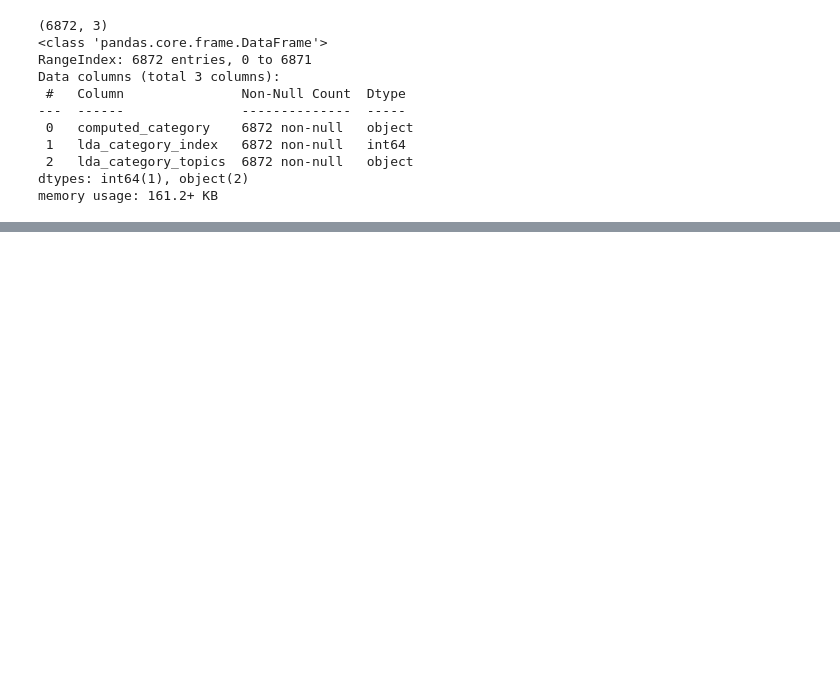
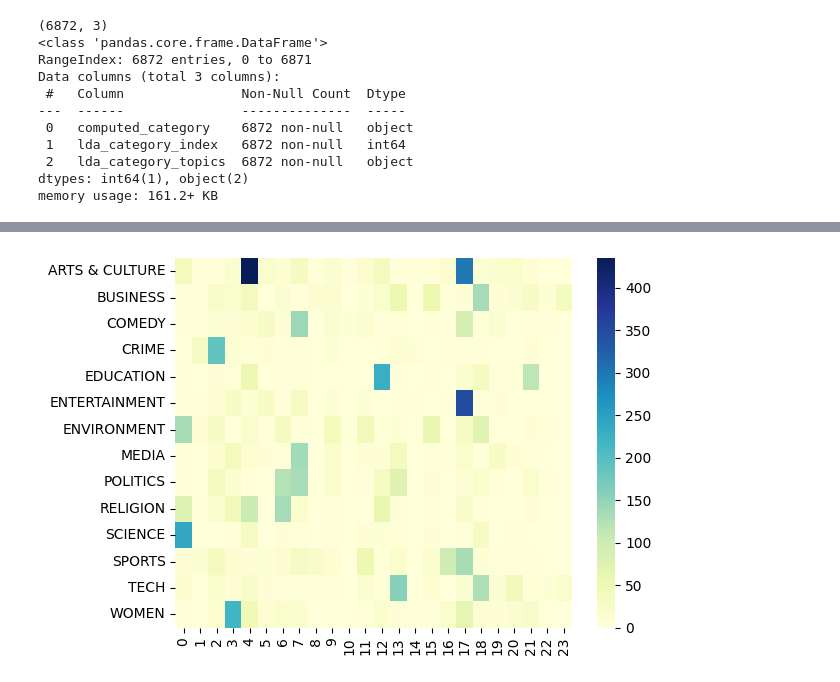
Before and after one commit to Juju2575/CheckIt, a Jupyter notebook: LDA/LDA_applied.ipynb, the cells around one changed output, grey strips where cells are left out. Cells and saved outputs as stored; diff of their text form; code cells hidden in the pictures; blank space fills up the shorter version.

```diff
--- a/LDA/LDA_applied.ipynb
+++ b/LDA/LDA_applied.ipynb
@@ -371,0 +420,8 @@ ax = sns.heatmap()
+# %%
+count_category_dict = {}
+for cat in categories:
+    count_category_dict[cat] = {}
+    for ind in count_category_df.loc[cat].index:
+        count_category_dict[cat][ind] = int(count_category_df.loc[cat].loc[ind])
+
+print(count_category_dict.keys())
@@ -371,0 +435,7 @@ ax = sns.heatmap()
+# %%
+count_category_array = np.zeros((len(categories), 24))
+for i in range(len(categories)):
+    for ind in count_category_df.loc[categories[i]].index:
+        count_category_array[i, int(ind)] = int(count_category_df.loc[categories[i]].loc[ind])
+
+print(count_category_array)
@@ -371,0 +460,4 @@ ax = sns.heatmap()
+# %%
+ax = sns.heatmap(count_category_array, cmap='YlGnBu', yticklabels=categories, xticklabels=np.arange(24))
+# %% [output]
+[figure, added]
```
Also changed, not shown: parts of 26 cells of this notebook, 11 other files.
